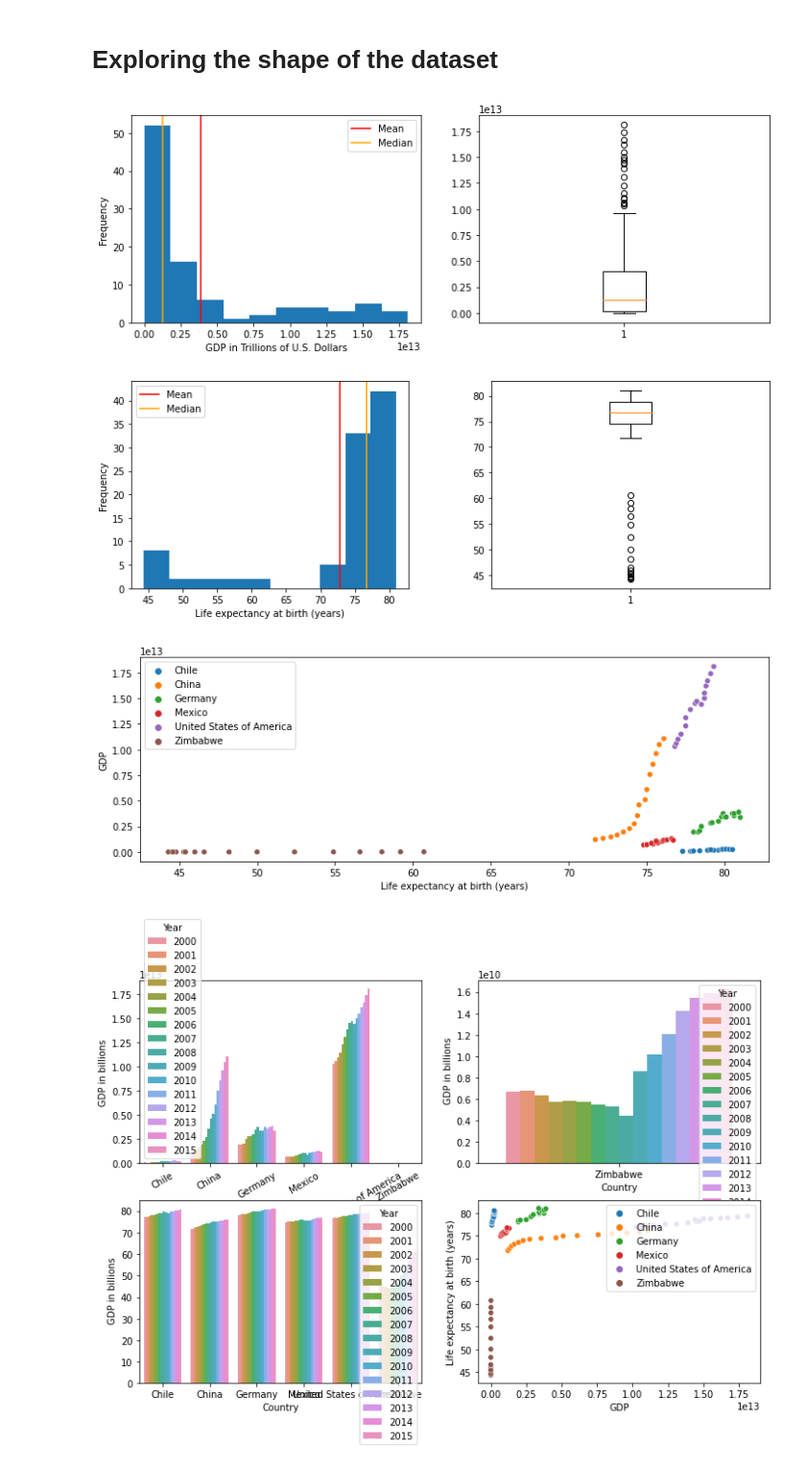
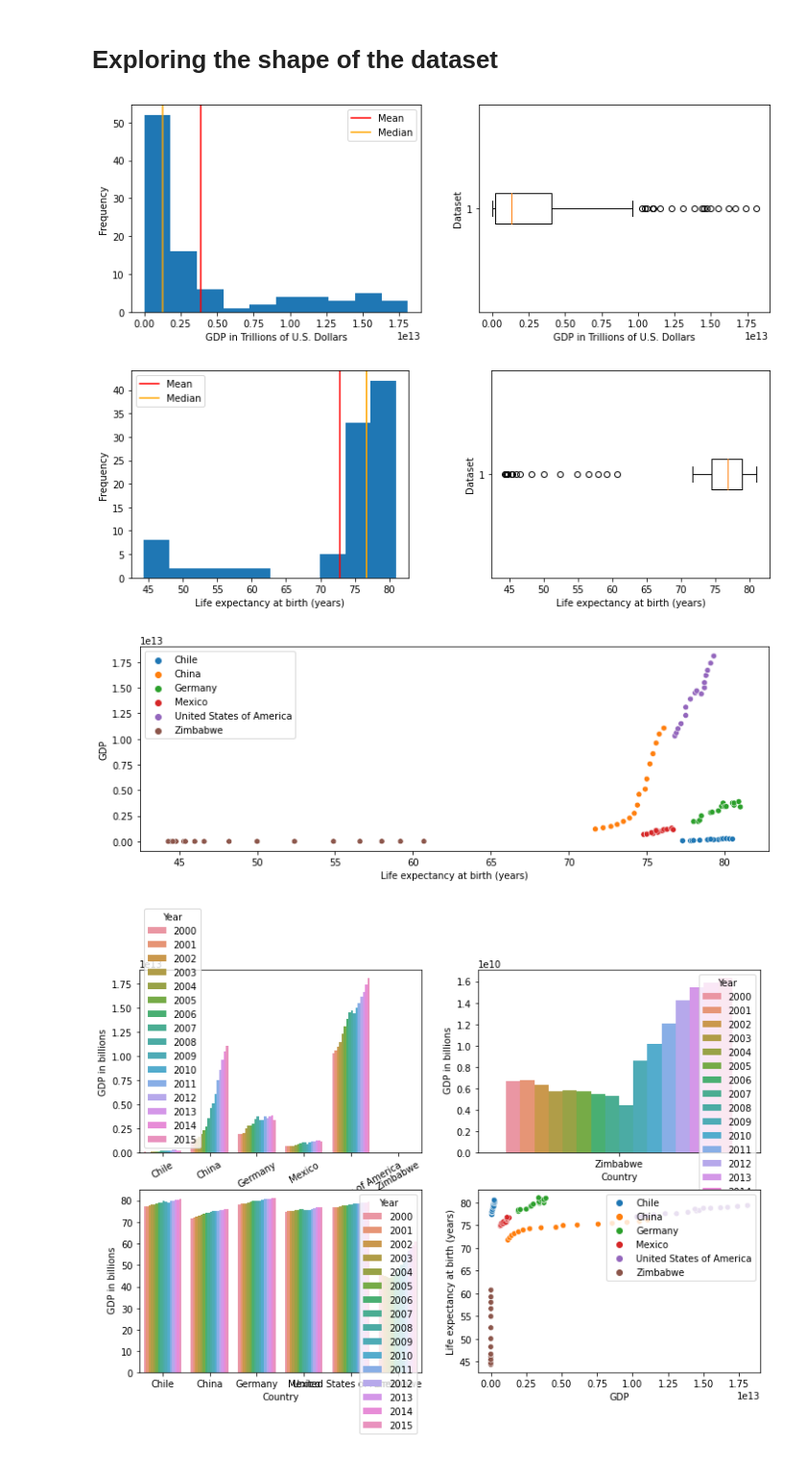
Before and after one commit to tiramisubunny/life_expectancy_gdp_group_project, a Jupyter notebook: life_expectancy_gdp.ipynb, the cells around one changed output. Shown: that part at 96% size. Drawn from its saved outputs; the diff is of its cells as text; code cells hidden in the pictures.

Commit message:
Dataset visualization labeling

```diff
--- a/life_expectancy_gdp.ipynb
+++ b/life_expectancy_gdp.ipynb
@@ -96,38 +96,42 @@ plt.xlabel('GDP in Trillions of U.S. Dollars')
 plt.ylabel('Frequency')
 plt.axvline(np.mean(gdp_data.GDP), color='r', label='Mean')
 plt.axvline(np.median(gdp_data.GDP), color='orange', label='Median')
 plt.legend()
 
 plt.subplot(1,2,2)
-plt.boxplot(gdp_data.GDP)
+plt.boxplot(gdp_data.GDP, vert=False)
+plt.xlabel('GDP in Trillions of U.S. Dollars')
+plt.ylabel('Dataset')
 plt.show()
 
 plt.close()
 plt.figure(figsize=(12,4))
 
 plt.subplot(1,2,1)
 plt.hist(gdp_data['Life expectancy at birth (years)'])
 plt.xlabel('Life expectancy at birth (years)')
 plt.ylabel('Frequency')
 plt.axvline(np.mean(gdp_data['Life expectancy at birth (years)']), color='r', label='Mean')
 plt.axvline(np.median(gdp_data['Life expectancy at birth (years)']), color='orange', label='Median')
 plt.legend()
 
-plt.subplot(1,2,2)
-plt.boxplot(gdp_data['Life expectancy at birth (years)'])
+ax=plt.subplot(1,2,2)
+plt.boxplot(gdp_data['Life expectancy at birth (years)'], vert=False)
+plt.xlabel('Life expectancy at birth (years)')
+plt.ylabel('Dataset')
 
 plt.subplots_adjust(wspace=0.3)
 plt.show()
 
 plt.close()
 plt.figure(figsize=(12,4))
 
 sns.scatterplot(x=gdp_data['Life expectancy at birth (years)'], y=gdp_data.GDP, hue=gdp_data.Country)
 plt.legend()
 plt.show()
 # %% [output]
-[figure, old version]
+[figure, new version]
-[figure, old version]
+[figure, new version]
 [figure]
 # %%
 fig, axs = plt.subplots(2, 2, figsize=(12,8), sharey=False)
```
